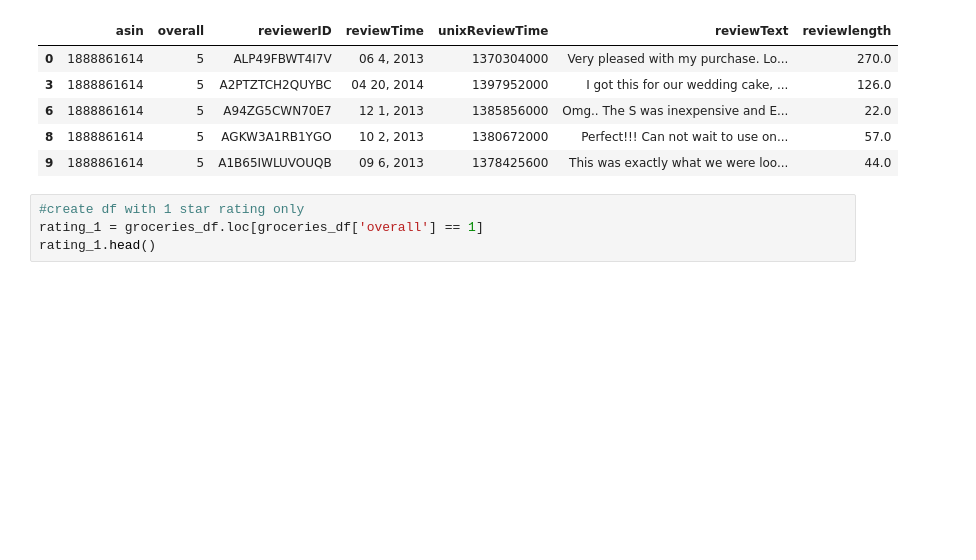
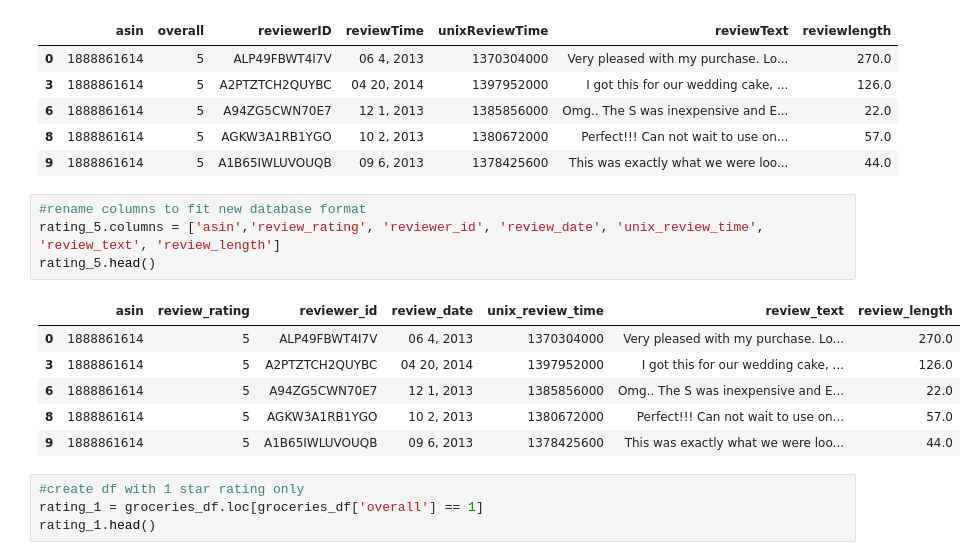
Before and after one commit to ForTheGold/text-classifier-amazon-dataset, a Jupyter notebook: gr_to_rvw_tbl.ipynb, the cells around one changed output. Drawn from its saved outputs; the diff is of its cells as text; blank space fills up the shorter version.

```diff
--- a/groceries_data_prep_cleaned.ipynb
+++ b/gr_to_rvw_tbl.ipynb
@@ -98,6 +98,17 @@ rating_5.head()
 | 6 | 1888861614 | 5 | A94ZG5CWN70E7 | 12 1, 2013 | 1385856000 | Omg.. The S was inexpensive and E... | 22.0 |
 | 8 | 1888861614 | 5 | AGKW3A1RB1YGO | 10 2, 2013 | 1380672000 | Perfect!!! Can not wait to use on... | 57.0 |
 | 9 | 1888861614 | 5 | A1B65IWLUVOUQB | 09 6, 2013 | 1378425600 | This was exactly what we were loo... | 44.0 |
+# %%
+#rename columns to fit new database format
+rating_5.columns = ['asin','review_rating', 'reviewer_id', 'review_date', 'unix_review_time', 'review_text', 'review_length']
+rating_5.head()
+# %% [output]
+|  | asin | review_rating | reviewer_id | review_date | unix_review_time | review_text | review_length |
+| 0 | 1888861614 | 5 | ALP49FBWT4I7V | 06 4, 2013 | 1370304000 | Very pleased with my purchase. Lo... | 270.0 |
+| 3 | 1888861614 | 5 | A2PTZTCH2QUYBC | 04 20, 2014 | 1397952000 | I got this for our wedding cake, ... | 126.0 |
+| 6 | 1888861614 | 5 | A94ZG5CWN70E7 | 12 1, 2013 | 1385856000 | Omg.. The S was inexpensive and E... | 22.0 |
+| 8 | 1888861614 | 5 | AGKW3A1RB1YGO | 10 2, 2013 | 1380672000 | Perfect!!! Can not wait to use on... | 57.0 |
+| 9 | 1888861614 | 5 | A1B65IWLUVOUQB | 09 6, 2013 | 1378425600 | This was exactly what we were loo... | 44.0 |
 # %%
 #create df with 1 star rating only
 rating_1 = groceries_df.loc[groceries_df['overall'] == 1]
```
Also changed, not shown: parts of 6 cells of this notebook, 6 other files.
